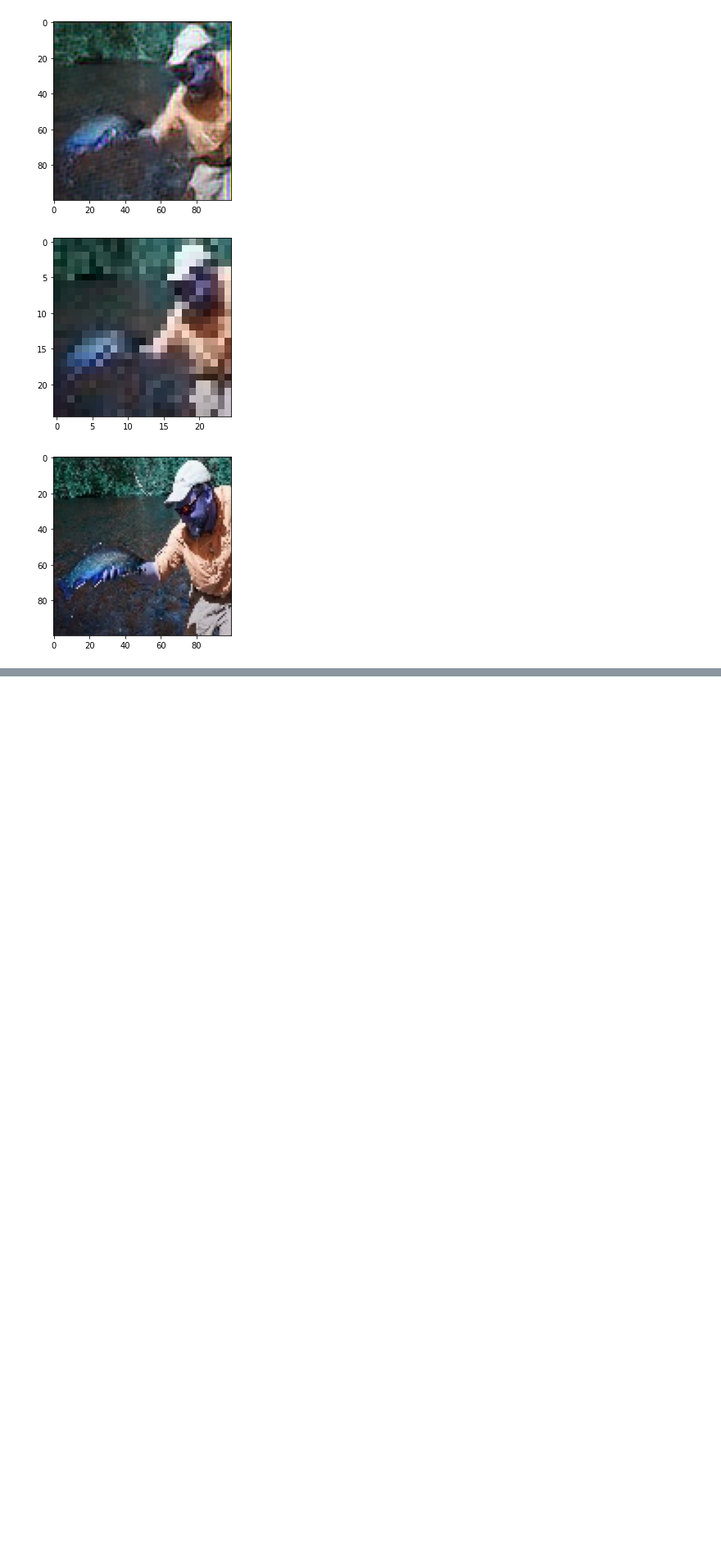
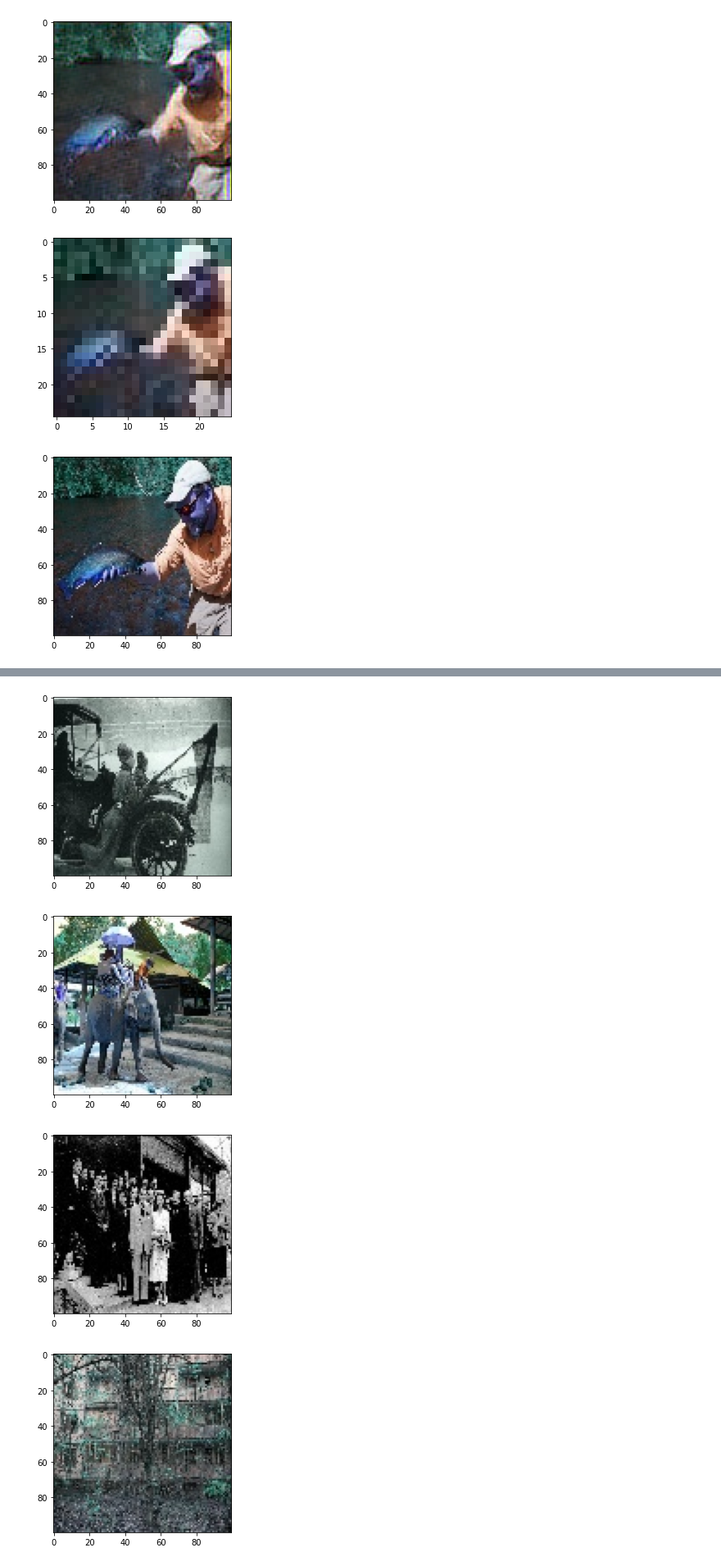
Before and after one commit to manishdhakal/SuperResolution, a Jupyter notebook: retrain.ipynb, the cells around one changed output, grey strips where cells are left out. Shown at 82% size. Drawn from its saved outputs; the diff is of its cells as text; code cells hidden in the pictures; blank space fills up the shorter version.

```diff
--- a/retrain.ipynb
+++ b/retrain.ipynb
@@ -328 +330,16 @@ Clipping input data to the valid range for imshow with RGB data ([0..1] for floa
 True
+# %%
+count = 0
+for x in os.listdir(db_dir + "/test/hr"):
+    img_x = cv2.imread(db_dir + "/test/hr/" + x)
+    plt.imshow(img_x)
+    plt.show()
+    cv2.imwrite("img/"+str(count)+".jpg", img_x)
+    count += 1
+    if count == 10:
+        break
+# %% [output]
+[figure, added]
+[figure, added]
+[figure, added]
+[figure, added]
```
Also changed, not shown: parts of 13 cells of this notebook, 1 other file.
